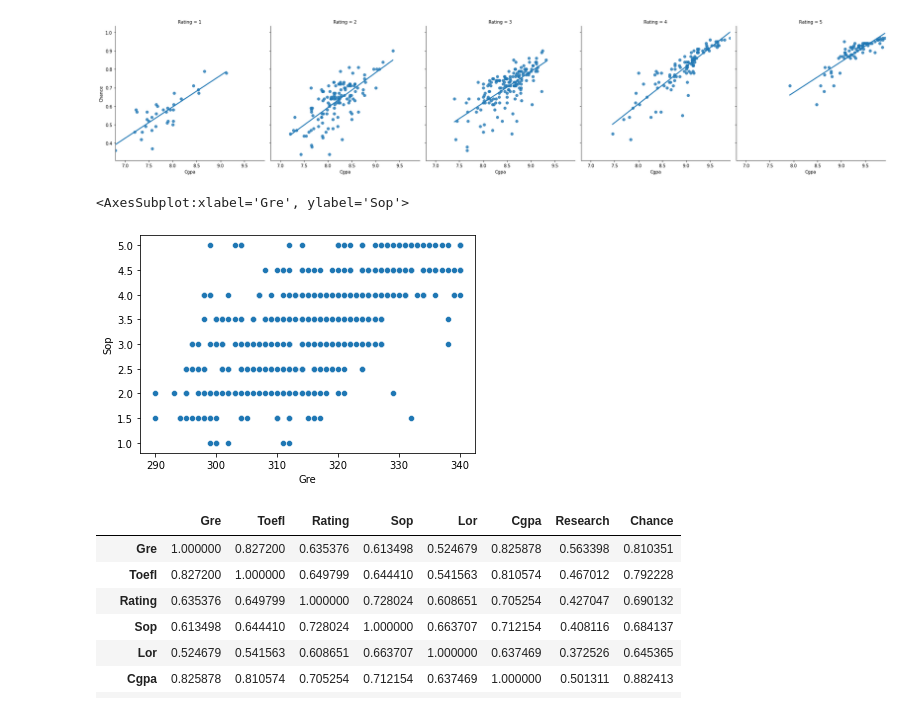
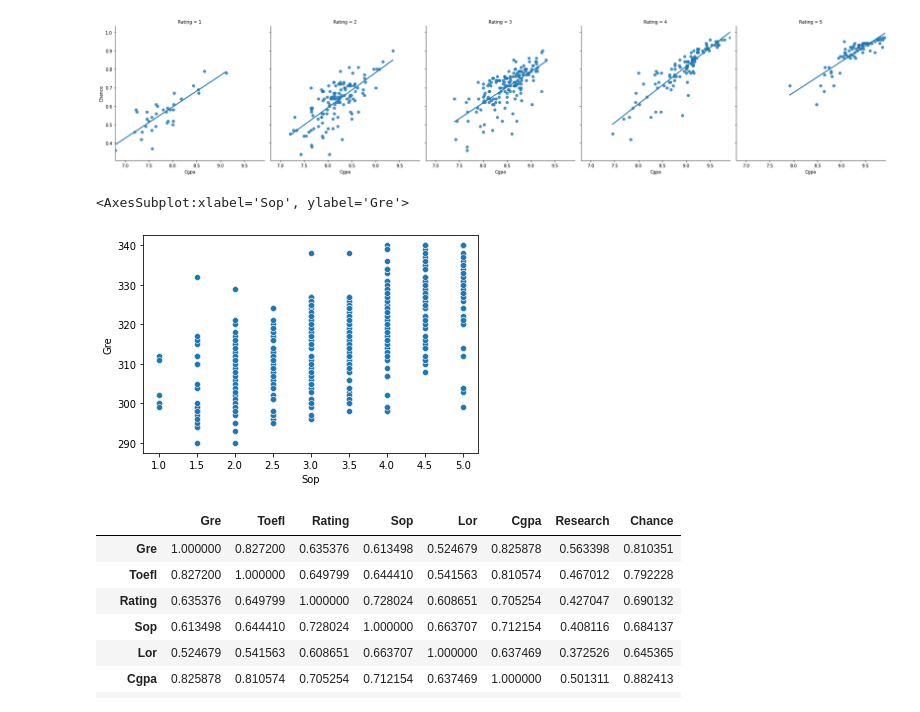
Before and after one commit to aasrithkommoju/Data-Science-Example-Code, a Jupyter notebook: admission/admission.ipynb, the cells around one changed output. Cells and saved outputs as stored; diff of their text form; code cells hidden in the pictures.

```diff
--- a/admission/admission.ipynb
+++ b/admission/admission.ipynb
@@ -205,10 +205,10 @@ sns.lmplot(data=df, x='Cgpa',y='Chance',col="Rating", ci=False)
 <seaborn.axisgrid.FacetGrid at 0x...>
 [figure]
 # %%
-sns.scatterplot(data=df, x='Gre',y='Sop')
+sns.scatterplot(data=df, x='Sop',y='Gre')
 # %% [output]
-<AxesSubplot:xlabel='Gre', ylabel='Sop'>
+<AxesSubplot:xlabel='Sop', ylabel='Gre'>
-[figure, old version]
+[figure, new version]
 # %%
 corrmat = df.corr()
 # %%
```
Also changed, not shown: parts of 2 cells of this notebook.
